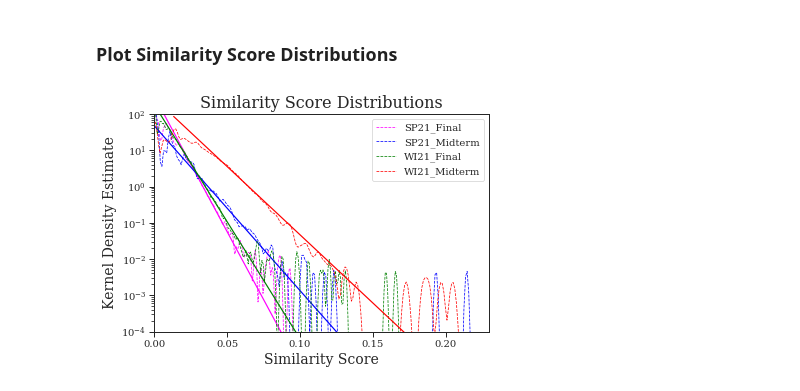
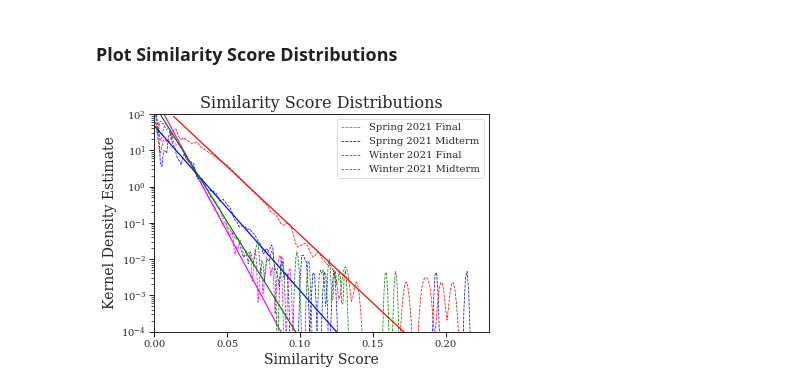
Before and after one commit to niemasd/Exam-Similarity-Detection-Paper, a Jupyter notebook: scripts/Figures.ipynb, the cells around one changed output. Cells and saved outputs as stored; diff of their text form; code cells hidden in the pictures.

Commit message:
Updated labels

```diff
--- a/scripts/Figures.ipynb
+++ b/scripts/Figures.ipynb
@@ -49,8 +49,15 @@ meta = {
             'xmax': 0.04,
         },
     },
+
+    'label': {
+        'WI21_Midterm': 'Winter 2021 Midterm',
+        'WI21_Final': 'Winter 2021 Final',
+        'SP21_Midterm': 'Spring 2021 Midterm',
+        'SP21_Final': 'Spring 2021 Final',
+    },
 }
-LABELS = ['WI21_Midterm', 'WI21_Final', 'SP21_Midterm', 'SP21_Final']
+EXAMS = ['WI21_Midterm', 'WI21_Final', 'SP21_Midterm', 'SP21_Final']
 XDELTA = 0.0001
 XMIN = 0
 XMAX = 0.23
@@ -61,25 +68,25 @@ YMAX = 100
 # %%
 fig, ax = plt.subplots()
 for fn in glob('%s/similarity_csv/*.csv' % DATADIR):
-    label = fn.split('/')[-1].rstrip('.csv')
+    exam = fn.split('/')[-1].rstrip('.csv')
     scores = [float(l.split(',')[2]) for l in open(fn)]
-    distplot(scores, kde=True, hist=False, label=label, color=meta['color'][label], kde_kws={'linestyle':meta['linestyle']['real'], 'linewidth': 0.75})
+    distplot(scores, kde=True, hist=False, label=meta['label'][exam], color=meta['color'][exam], kde_kws={'linestyle':meta['linestyle']['real'], 'linewidth': 0.75})
     kde = gaussian_kde(scores)
-    X = arange(meta['range'][label]['xmin'], meta['range'][label]['xmax'], XDELTA)
+    X = arange(meta['range'][exam]['xmin'], meta['range'][exam]['xmax'], XDELTA)
     Y = log(kde.pdf(X))
     line = linregress(X,Y) # y = ln(L) - Lx, where L = rate parameter (lambda) of Exponential distribution
     rate = -1 * line.slope; scale = 1. / rate
     loc = -(line.intercept - log(rate))/line.slope
     Xplot = arange(loc+XDELTA, XMAX, XDELTA)
     Yplot = expon.pdf(Xplot, loc=loc, scale=scale)
-    plt.plot(Xplot, Yplot, color=meta['color'][label], linestyle=meta['linestyle']['theoretical'])
+    plt.plot(Xplot, Yplot, color=meta['color'][exam], linestyle=meta['linestyle']['theoretical'])
 plt.title("Similarity Score Distributions")
 plt.xlabel("Similarity Score")
 plt.xlim(xmin=XMIN, xmax=XMAX)
 plt.ylabel("Kernel Density Estimate")
 plt.ylim(ymin=YMIN, ymax=YMAX)
 ax.set_yscale('log')
 plt.legend()
 fig.savefig('%s/similarity_dists.pdf' % FIGDIR, format='pdf', bbox_inches='tight')
 # %% [output]
-[figure, old version]
+[figure, new version]
```
Also changed, not shown: 1 other file.
